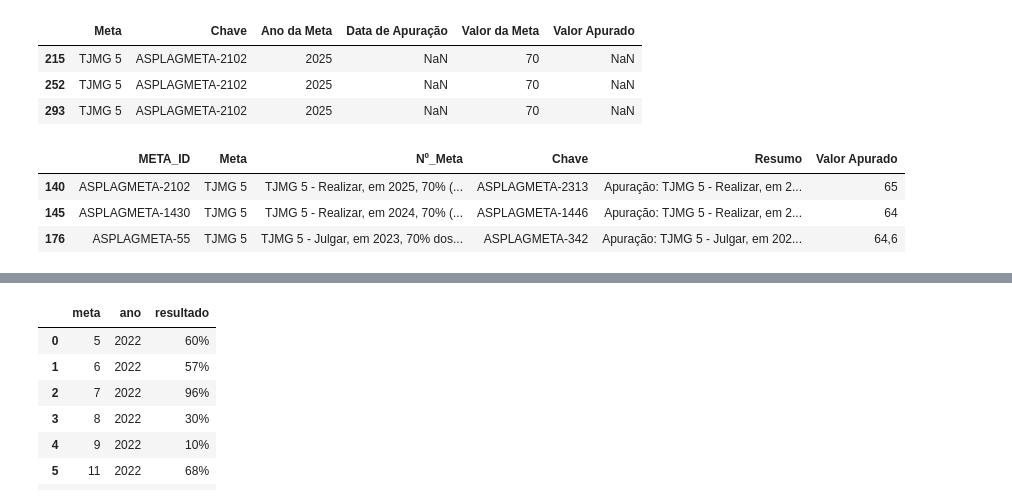
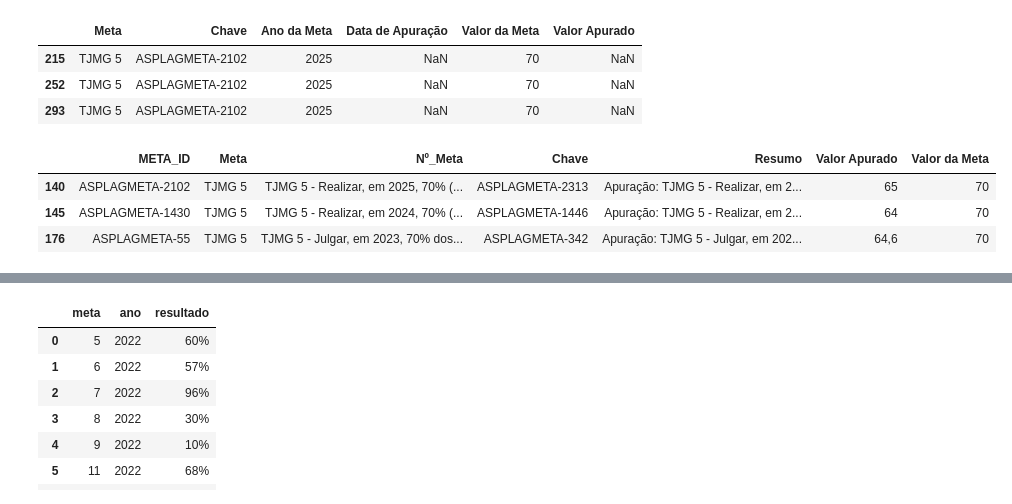
Before and after one commit to DanEl23/tjmg_relatorio_diagnostico, a Jupyter notebook: Notebooks/tratamento.ipynb, the cells around one changed output, grey strips where cells are left out. Drawn from its saved outputs; the diff is of its cells as text; code cells hidden in the pictures.

```diff
--- a/Notebooks/tratamento.ipynb
+++ b/Notebooks/tratamento.ipynb
@@ -105,14 +125,14 @@ metas_ano_proc[metas_ano_proc['Chave'] == 'ASPLAGMETA-2102']
 # %%
 final = pd.read_excel(r'..\exports\dados_apuracao_final_2025.xlsx')
 final['Meta'] = final['Resumo'].str.extract(r'(TJMG\s+\d+)', expand=False).str.strip()
 final.columns
-final_copy = final[['META_ID', 'Meta', 'Nº_Meta', 'Chave', 'Resumo', 'Valor Apurado']]
+final_copy = final[['META_ID', 'Meta', 'Nº_Meta', 'Chave', 'Resumo', 'Valor Apurado', 'Valor da Meta']]
 final_copy[final_copy['Meta'] == 'TJMG 5']
 # %% [output]
-|  | META_ID | Meta | Nº_Meta | Chave | Resumo | Valor Apurado |
-| 140 | ASPLAGMETA-2102 | TJMG 5 | TJMG 5 - Realizar, em 2025, 70% (... | ASPLAGMETA-2313 | Apuração: TJMG 5 - Realizar, em 2... | 65 |
-| 145 | ASPLAGMETA-1430 | TJMG 5 | TJMG 5 - Realizar, em 2024, 70% (... | ASPLAGMETA-1446 | Apuração: TJMG 5 - Realizar, em 2... | 64 |
-| 176 | ASPLAGMETA-55 | TJMG 5 | TJMG 5 - Julgar, em 2023, 70% dos... | ASPLAGMETA-342 | Apuração: TJMG 5 - Julgar, em 202... | 64,6 |
+|  | META_ID | Meta | Nº_Meta | Chave | Resumo | Valor Apurado | Valor da Meta |
+| 140 | ASPLAGMETA-2102 | TJMG 5 | TJMG 5 - Realizar, em 2025, 70% (... | ASPLAGMETA-2313 | Apuração: TJMG 5 - Realizar, em 2... | 65 | 70 |
+| 145 | ASPLAGMETA-1430 | TJMG 5 | TJMG 5 - Realizar, em 2024, 70% (... | ASPLAGMETA-1446 | Apuração: TJMG 5 - Realizar, em 2... | 64 | 70 |
+| 176 | ASPLAGMETA-55 | TJMG 5 | TJMG 5 - Julgar, em 2023, 70% dos... | ASPLAGMETA-342 | Apuração: TJMG 5 - Julgar, em 202... | 64,6 | 70 |
 # %%
 final_copy = final_copy.merge(metas_ano_proc[['Chave', 'Ano da Meta']], left_on='META_ID', right_on='Chave', how='left')
 # %%
```
Also changed, not shown: parts of 6 cells of this notebook, 17 other files.
